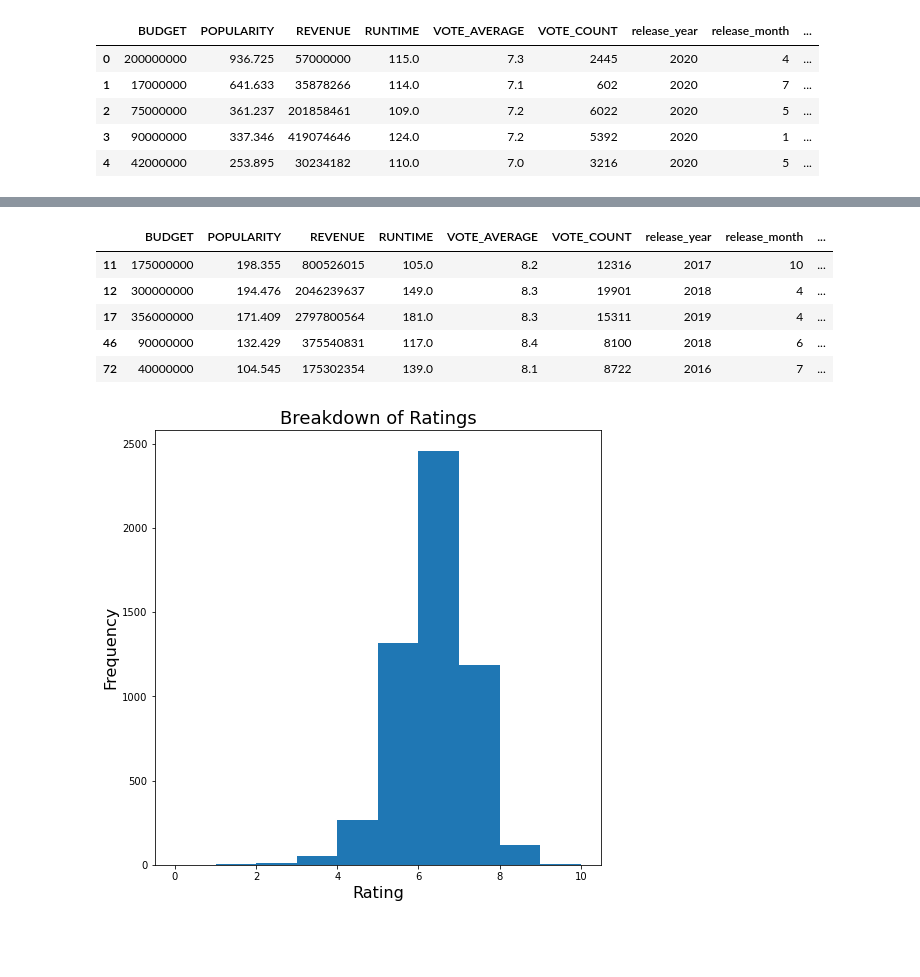
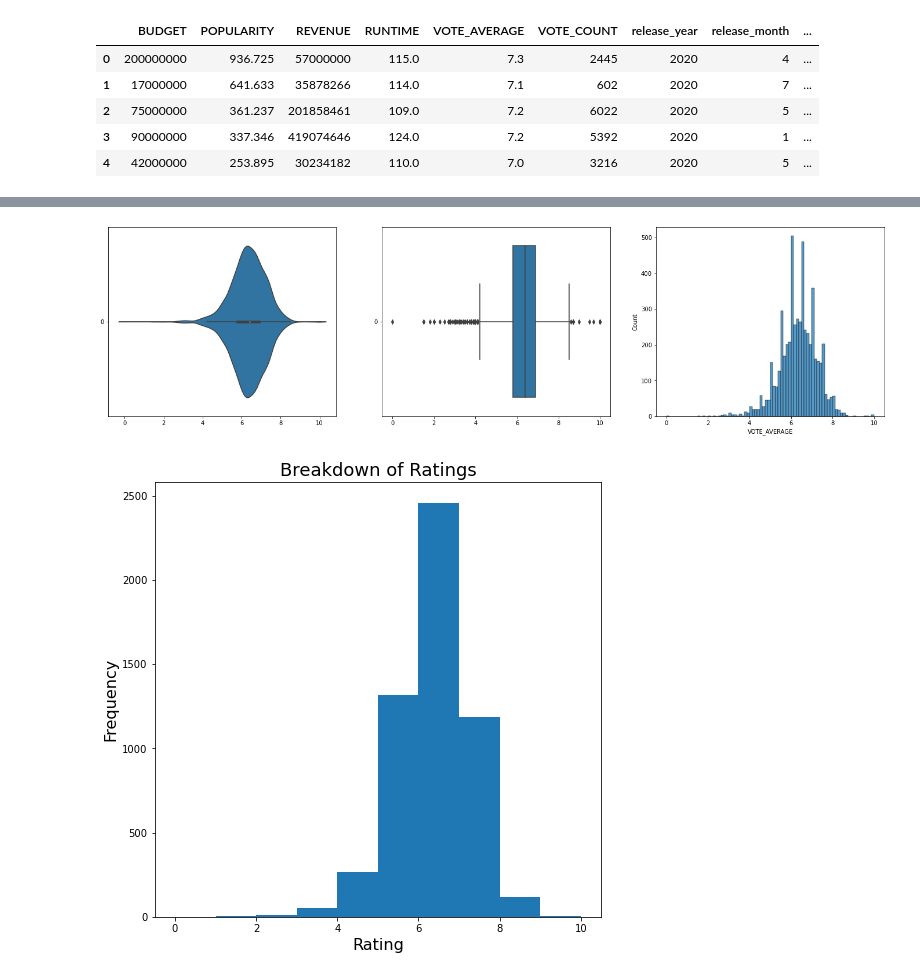
Before and after one commit to EZQQQQ/Movie-Analysis, a Jupyter notebook: MAIN-Copy1.ipynb, the cells around one changed output, grey strips where cells are left out. Drawn from its saved outputs; the diff is of its cells as text; code cells hidden in the pictures; blank space fills up the shorter version.

```diff
--- a/MAIN-Copy1.ipynb
+++ b/MAIN-Copy1.ipynb
@@ -359,12 +360,7 @@ rate_10 = movie_data[movie_data['VOTE_AVERAGE'] >= 9] #11  #Total = 6721
 # %%
-rate_9.head()
+Uni_Variate(movie_data["VOTE_AVERAGE"])
 # %% [output]
-|  | BUDGET | POPULARITY | REVENUE | RUNTIME | VOTE_AVERAGE | VOTE_COUNT | release_year | release_month | ... |
-| 11 | 175000000 | 198.355 | 800526015 | 105.0 | 8.2 | 12316 | 2017 | 10 | ... |
-| 12 | 300000000 | 194.476 | 2046239637 | 149.0 | 8.3 | 19901 | 2018 | 4 | ... |
-| 17 | 356000000 | 171.409 | 2797800564 | 181.0 | 8.3 | 15311 | 2019 | 4 | ... |
-| 46 | 90000000 | 132.429 | 375540831 | 117.0 | 8.4 | 8100 | 2018 | 6 | ... |
-| 72 | 40000000 | 104.545 | 175302354 | 139.0 | 8.1 | 8722 | 2016 | 7 | ... |
+[figure, added]
 # %%
 movie_data['VOTE_AVERAGE'].plot(kind='hist', figsize = (8,8));
 plt.title('Breakdown of Ratings', fontsize = 18)
```
Also changed, not shown: parts of 19 cells of this notebook.
